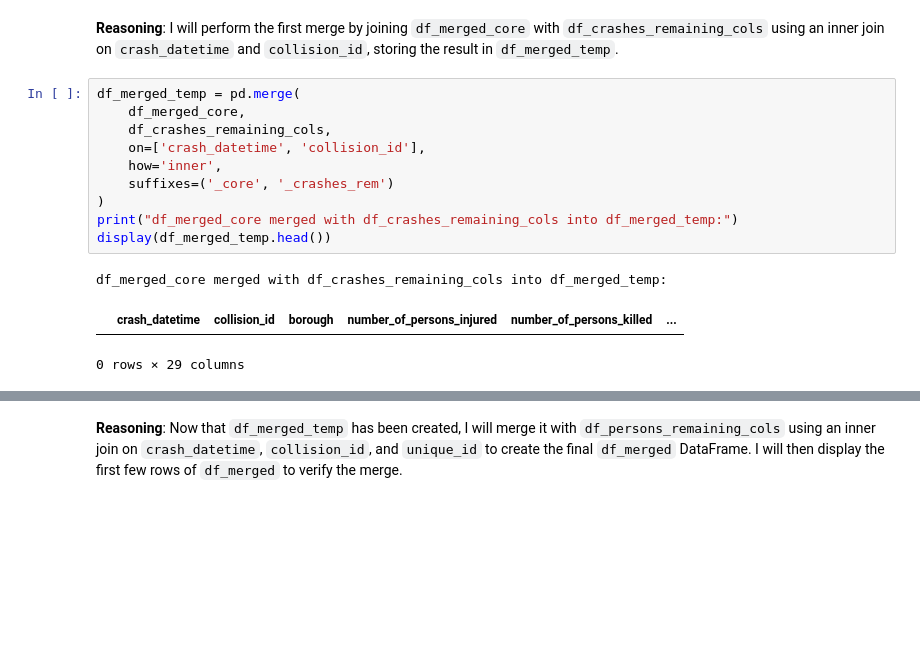
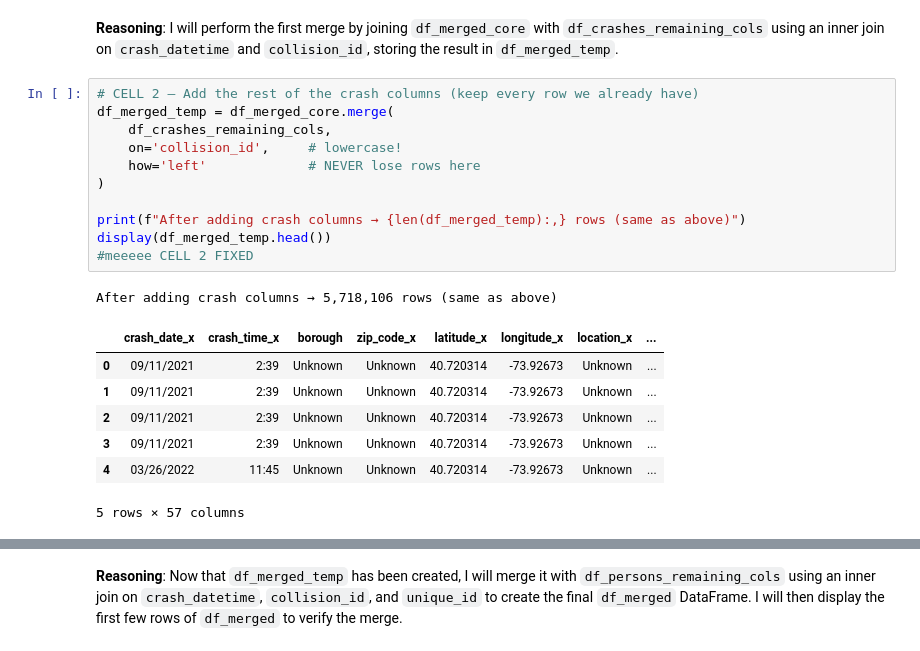
Before and after one commit to kanzyhany/DataEng-Visualization, a Jupyter notebook: Data_Eng_and_Visualization.ipynb, the cells around one changed output, grey strips where cells are left out. Saved outputs shown, nothing was run; the diff lists cells and outputs as text; blank space fills up the shorter version.

```diff
--- a/Data_Eng_and_Visualization.ipynb
+++ b/Data_Eng_and_Visualization.ipynb
@@ -1089,17 +787,23 @@ Sequentially merge the loaded `df_merged_core` with `df_crashes_remaining_cols`
 # %% [markdown]
 **Reasoning**:
 I will perform the first merge by joining `df_merged_core` with `df_crashes_remaining_cols` using an inner join on `crash_datetime` and `collision_id`, storing the result in `df_merged_temp`.
-# %%
-df_merged_temp = pd.merge(
-    df_merged_core,
-    df_crashes_remaining_cols,
-    on=['crash_datetime', 'collision_id'],
-    how='inner',
-    suffixes=('_core', '_crashes_rem')
-)
-print("df_merged_core merged with df_crashes_remaining_cols into df_merged_temp:")
-display(df_merged_temp.head())
-# %% [output]
-df_merged_core merged with df_crashes_remaining_cols into df_merged_temp:
-|  | crash_datetime | collision_id | borough | number_of_persons_injured | number_of_persons_killed | ... |
-0 rows × 29 columns
+# %%
+# CELL 2 – Add the rest of the crash columns (keep every row we already have)
+df_merged_temp = df_merged_core.merge(
+    df_crashes_remaining_cols,
+    on='collision_id',     # lowercase!
+    how='left'             # NEVER lose rows here
+)
+
+print(f"After adding crash columns → {len(df_merged_temp):,} rows (same as above)")
+display(df_merged_temp.head())
+#meeeee CELL 2 FIXED
+# %% [output]
+After adding crash columns → 5,718,106 rows (same as above)
+|  | crash_date_x | crash_time_x | borough | zip_code_x | latitude_x | longitude_x | location_x | ... |
+| 0 | 09/11/2021 | 2:39 | Unknown | Unknown | 40.720314 | -73.92673 | Unknown | ... |
+| 1 | 09/11/2021 | 2:39 | Unknown | Unknown | 40.720314 | -73.92673 | Unknown | ... |
+| 2 | 09/11/2021 | 2:39 | Unknown | Unknown | 40.720314 | -73.92673 | Unknown | ... |
+| 3 | 09/11/2021 | 2:39 | Unknown | Unknown | 40.720314 | -73.92673 | Unknown | ... |
+| 4 | 03/26/2022 | 11:45 | Unknown | Unknown | 40.720314 | -73.92673 | Unknown | ... |
+5 rows × 57 columns
```
Also changed, not shown: parts of 71 cells of this notebook.
